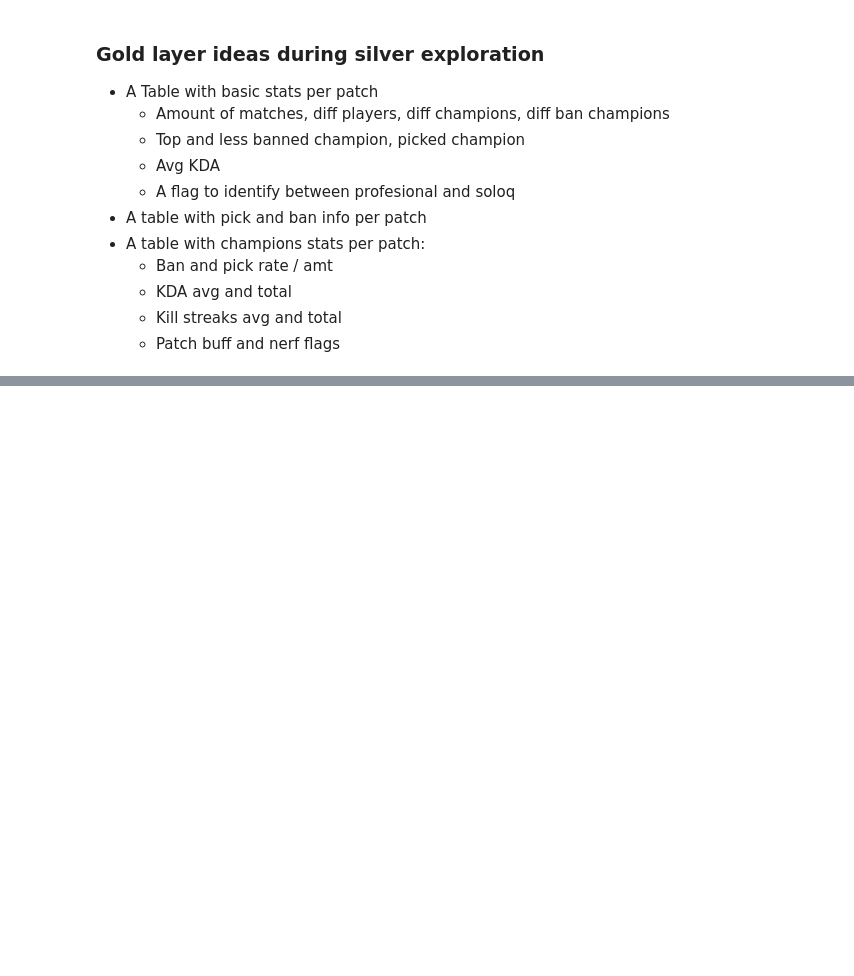
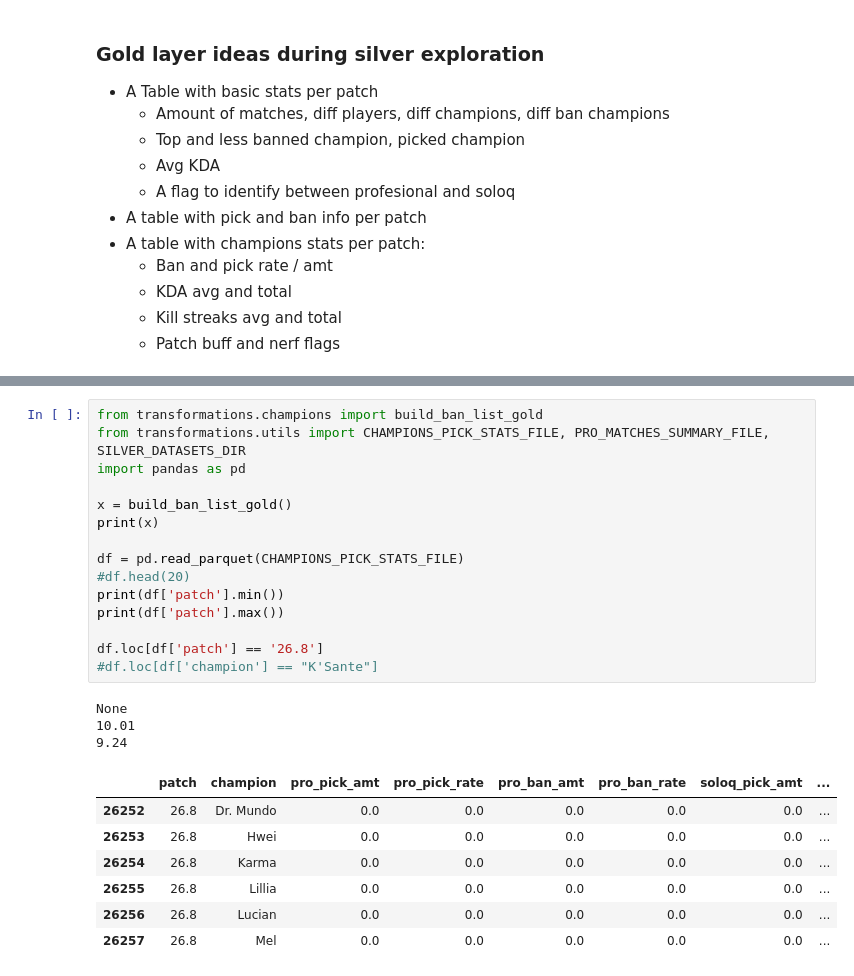
Before and after one commit to Feragon42/rift_oracle, a Jupyter notebook: test_notebook.ipynb, the cells around one changed output, grey strips where cells are left out. Cells and saved outputs as stored; diff of their text form; blank space fills up the shorter version.

```diff
--- a/test_notebook.ipynb
+++ b/test_notebook.ipynb
@@ -737,0 +774,26 @@ champion_info_soloq.loc[champion_info_soloq['change_type'] != 'None'].head(10)
+# %%
+from transformations.champions import build_ban_list_gold
+from transformations.utils import CHAMPIONS_PICK_STATS_FILE, PRO_MATCHES_SUMMARY_FILE, SILVER_DATASETS_DIR
+import pandas as pd
+
+x = build_ban_list_gold()
+print(x)
+
+df = pd.read_parquet(CHAMPIONS_PICK_STATS_FILE)
+#df.head(20)
+print(df['patch'].min())
+print(df['patch'].max())
+
+df.loc[df['patch'] == '26.8']
+#df.loc[df['champion'] == "K'Sante"]
+# %% [output]
+None
+10.01
+9.24
+|  | patch | champion | pro_pick_amt | pro_pick_rate | pro_ban_amt | pro_ban_rate | soloq_pick_amt | ... |
+| 26252 | 26.8 | Dr. Mundo | 0.0 | 0.0 | 0.0 | 0.0 | 0.0 | ... |
+| 26253 | 26.8 | Hwei | 0.0 | 0.0 | 0.0 | 0.0 | 0.0 | ... |
+| 26254 | 26.8 | Karma | 0.0 | 0.0 | 0.0 | 0.0 | 0.0 | ... |
+| 26255 | 26.8 | Lillia | 0.0 | 0.0 | 0.0 | 0.0 | 0.0 | ... |
+| 26256 | 26.8 | Lucian | 0.0 | 0.0 | 0.0 | 0.0 | 0.0 | ... |
+| 26257 | 26.8 | Mel | 0.0 | 0.0 | 0.0 | 0.0 | 0.0 | ... |
```
Also changed, not shown: parts of 4 cells of this notebook, 3 other files.
